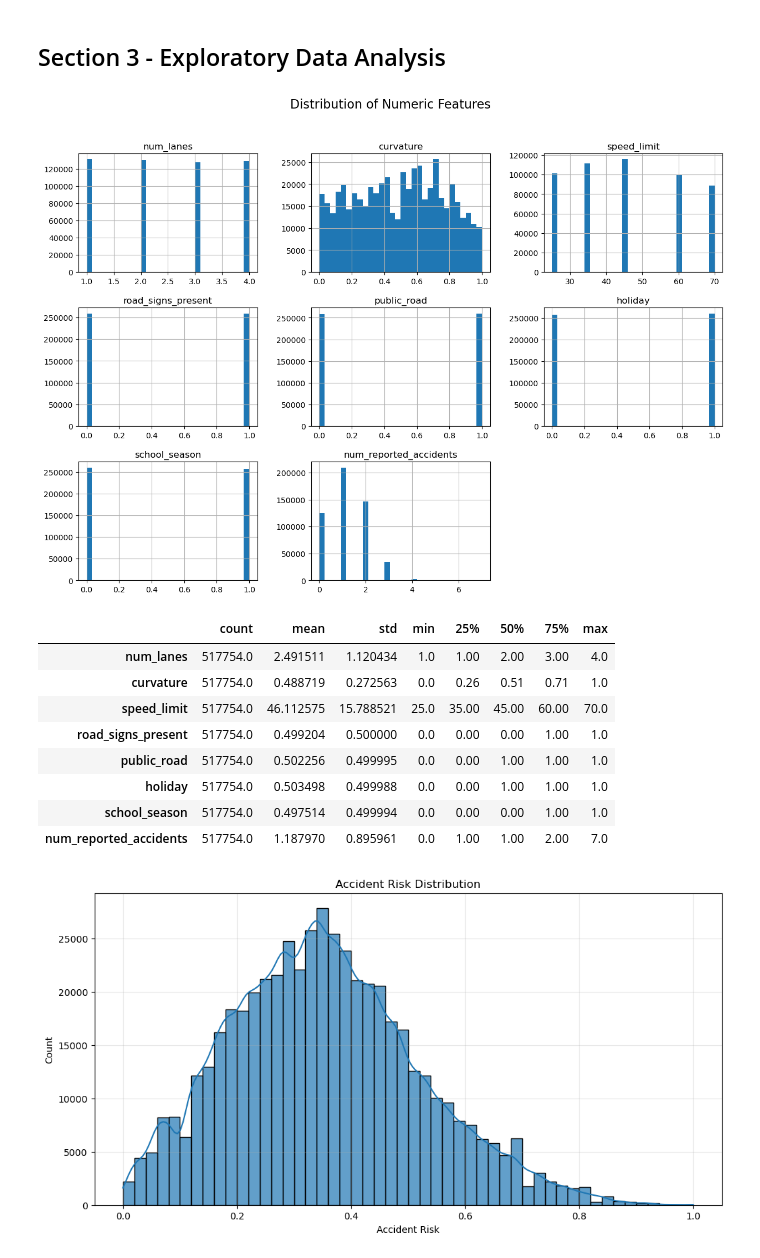
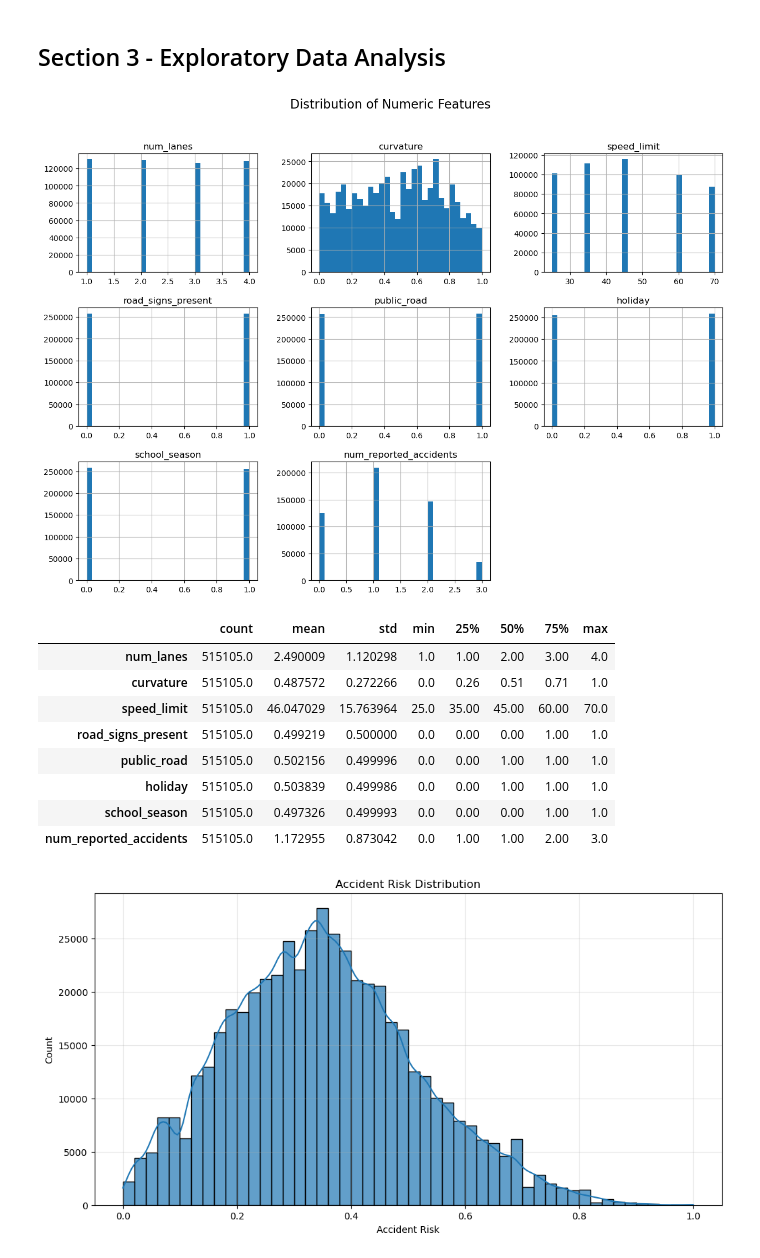
Before and after one commit to cookekieran/Kaggle, a Jupyter notebook: submission notebook.ipynb, the cells around one changed output. Drawn from its saved outputs; the diff is of its cells as text; code cells hidden in the pictures.

```diff
--- a/submission notebook.ipynb
+++ b/submission notebook.ipynb
@@ -188,7 +188,7 @@ Min/max values for numeric columns:
 # %%
 # Compare categories between train and test
 
-cat_cols = train.select_dtypes(include=['object']).columns
+cat_cols = train.select_dtypes(include=['object', 'category']).columns
 for col in cat_cols:
     train_cats = set(train[col].unique())
     test_cats = set(test[col].unique())
@@ -242,28 +242,40 @@ Train shape: (517754, 14)
 Test shape: (172585, 13)
 Train columns: ['id', 'road_type', 'num_lanes', 'curvature', 'speed_limit', 'lighting', 'weather', 'road_signs_present', 'public_road', 'time_of_day', 'holiday', 'school_season', 'num_reported_acciden ...
 Test columns: ['id', 'road_type', 'num_lanes', 'curvature', 'speed_limit', 'lighting', 'weather', 'road_signs_present', 'public_road', 'time_of_day', 'holiday', 'school_season', 'num_reported_accident ...
+# %%
+# remove outliers
+numeric_cols = train.select_dtypes(include=['int64', 'float64']).columns.drop(['id', 'accident_risk'])
+
+Q1 = train[numeric_cols].quantile(0.25)
+Q3 = train[numeric_cols].quantile(0.75)
+
+lower_bound = Q1 - ((Q3 - Q1) *1.5)
+upper_bound = Q3 + ((Q3-Q1) *1.5)
+
+
+for col in numeric_cols:
+    train = train[(train[col] >= lower_bound[col]) & (train[col] <= upper_bound[col])]
 # %% [markdown]
 ## Section 3 - Exploratory Data Analysis
 # %%
 # Histograms for numeric features
-numeric_cols = train.select_dtypes(include=['int64', 'float64']).columns.drop(['id', 'accident_risk'], errors='ignore')
 train[numeric_cols].hist(figsize=(15, 10), bins=30)
 plt.suptitle("Distribution of Numeric Features", fontsize=16)
 plt.show()
 
 # Summary stats
 display(train[numeric_cols].describe().T)
 # %% [output]
-[figure, old version]
+[figure, new version]
 |  | count | mean | std | min | 25% | 50% | 75% | max |
-| num_lanes | 517754.0 | 2.491511 | 1.120434 | 1.0 | 1.00 | 2.00 | 3.00 | 4.0 |
-| curvature | 517754.0 | 0.488719 | 0.272563 | 0.0 | 0.26 | 0.51 | 0.71 | 1.0 |
-| speed_limit | 517754.0 | 46.112575 | 15.788521 | 25.0 | 35.00 | 45.00 | 60.00 | 70.0 |
-| road_signs_present | 517754.0 | 0.499204 | 0.500000 | 0.0 | 0.00 | 0.00 | 1.00 | 1.0 |
-| public_road | 517754.0 | 0.502256 | 0.499995 | 0.0 | 0.00 | 1.00 | 1.00 | 1.0 |
-| holiday | 517754.0 | 0.503498 | 0.499988 | 0.0 | 0.00 | 1.00 | 1.00 | 1.0 |
-| school_season | 517754.0 | 0.497514 | 0.499994 | 0.0 | 0.00 | 0.00 | 1.00 | 1.0 |
-| num_reported_accidents | 517754.0 | 1.187970 | 0.895961 | 0.0 | 1.00 | 1.00 | 2.00 | 7.0 |
+| num_lanes | 515105.0 | 2.490009 | 1.120298 | 1.0 | 1.00 | 2.00 | 3.00 | 4.0 |
+| curvature | 515105.0 | 0.487572 | 0.272266 | 0.0 | 0.26 | 0.51 | 0.71 | 1.0 |
+| speed_limit | 515105.0 | 46.047029 | 15.763964 | 25.0 | 35.00 | 45.00 | 60.00 | 70.0 |
+| road_signs_present | 515105.0 | 0.499219 | 0.500000 | 0.0 | 0.00 | 0.00 | 1.00 | 1.0 |
+| public_road | 515105.0 | 0.502156 | 0.499996 | 0.0 | 0.00 | 1.00 | 1.00 | 1.0 |
+| holiday | 515105.0 | 0.503839 | 0.499986 | 0.0 | 0.00 | 1.00 | 1.00 | 1.0 |
+| school_season | 515105.0 | 0.497326 | 0.499993 | 0.0 | 0.00 | 0.00 | 1.00 | 1.0 |
+| num_reported_accidents | 515105.0 | 1.172955 | 0.873042 | 0.0 | 1.00 | 1.00 | 2.00 | 3.0 |
 # %%
 # Accident risk distribution
 
```
Also changed, not shown: parts of 24 cells of this notebook.
